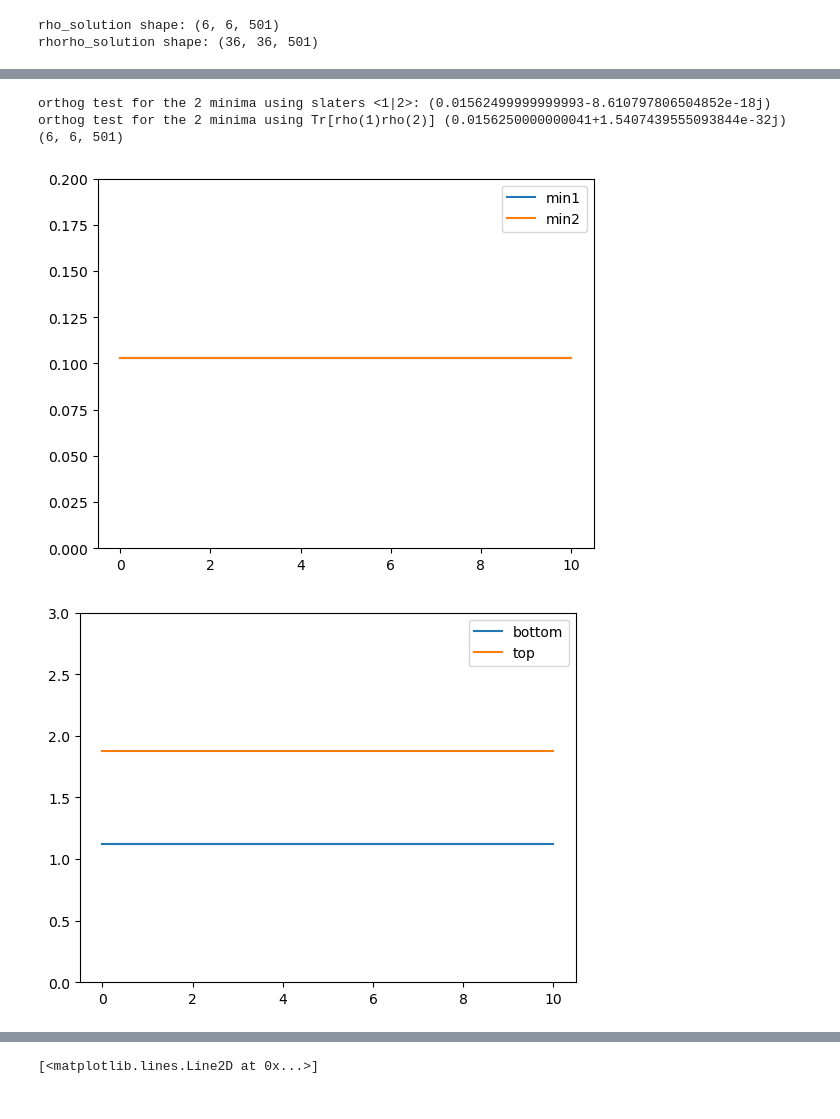
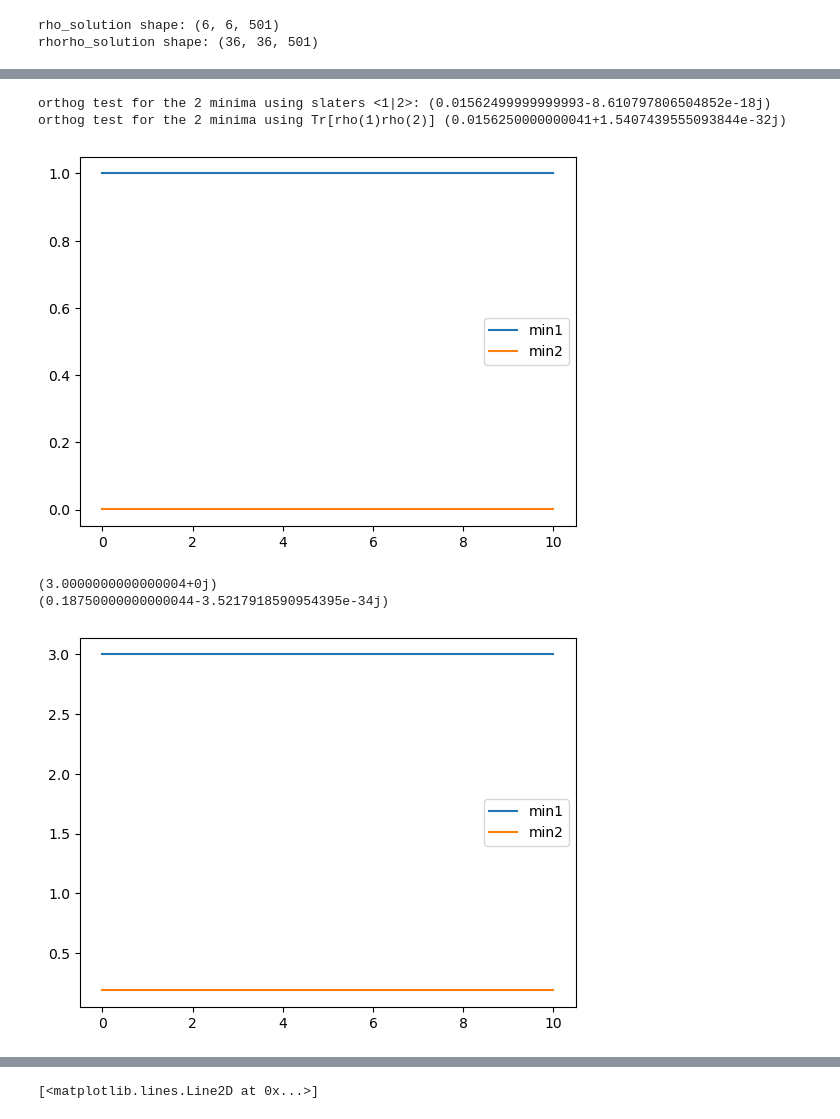
Before and after one commit to annabirke/Honours_entangle_magic, a Jupyter notebook: TDDM_Lipkin_6August.ipynb, the cells around one changed output, grey strips where cells are left out. Drawn from its saved outputs; the diff is of its cells as text; code cells hidden in the pictures.

```diff
--- a/TDDM_Lipkin_6August.ipynb
+++ b/TDDM_Lipkin_6August.ipynb
@@ -731,53 +777,6 @@ plt.show()
 """
 Check number of particles in the bottom
 """
-
-def Ndown(rho):
-    down = np.zeros((2*P,2*P),dtype=complex)
-    for i in range(P):
-        down[i,i] = 1
-    return np.trace(np.einsum("ijt,jk->ikt",rho,down), axis1=0,axis2=1)
-
-def Nup(rho):
-    up = np.zeros((2*P,2*P),dtype=complex)
-    for i in range(P,2*P):
-        up[i,i] = 1
-    return np.trace(np.einsum("ijt,jk->ikt",rho,up), axis1=0,axis2=1)
-
-def HFmin1(D):
-    assert D.shape == (2*P,2*P,2*P,2*P,2*P,2*P,len(soln_tdhf.t))
-    th = np.arccos(eps/V)
-    phi = 0
-    p1 = np.array([np.cos(th/2),0,0,np.exp(-1j*phi)*np.sin(th/2),0,0],dtype=complex)
-    p2 = np.array([0,np.cos(th/2),0,0,np.exp(-1j*phi)*np.sin(th/2),0],dtype=complex)
-    p3 = np.array([0,0,np.cos(th/2),0,0,np.exp(-1j*phi)*np.sin(th/2)],dtype=complex)
-    psiin = np.einsum('i,j,k->ijk',p1,p2,p3)
-    slat = 1/np.sqrt(6)*( psiin
-              -np.einsum('ijk->ikj',psiin)
-              -np.einsum('ijk->jik',psiin)
-              +np.einsum('ijk->jki',psiin)
-              +np.einsum('ijk->kij',psiin)
-              -np.einsum('ijk->kji',psiin)  )
-    ex = np.einsum('ijk,ijklmnt,lmn->t', slat.conj(), D, slat)
-    return ex
-
-def HFmin2(D):
-    assert D.shape == (2*P,2*P,2*P,2*P,2*P,2*P,len(soln_tdhf.t))
-    th = np.arccos(eps/V)
-    phi = np.pi
-    p1 = np.array([np.cos(th/2),0,0,np.exp(-1j*phi)*np.sin(th/2),0,0],dtype=complex)
-    p2 = np.array([0,np.cos(th/2),0,0,np.exp(-1j*phi)*np.sin(th/2),0],dtype=complex)
-    p3 = np.array([0,0,np.cos(th/2),0,0,np.exp(-1j*phi)*np.sin(th/2)],dtype=complex)
-    psiin = np.einsum('i,j,k->ijk',p1,p2,p3)
-    slat = 1/np.sqrt(6)*( psiin
-              -np.einsum('ijk->ikj',psiin)
-              -np.einsum('ijk->jik',psiin)
-              +np.einsum('ijk->jki',psiin)
-              +np.einsum('ijk->kij',psiin)
-              -np.einsum('ijk->kji',psiin)  )
-    ex = np.einsum('ijk,ijklmnt,lmn->t', slat.conj(), D, slat)
-    return ex
-
 def slat(th,phi):
     p1 = np.array([np.cos(th/2),0,0,np.exp(-1j*phi)*np.sin(th/2),0,0],dtype=complex)
     p2 = np.array([0,np.cos(th/2),0,0,np.exp(-1j*phi)*np.sin(th/2),0],dtype=complex)
@@ -802,36 +801,43 @@ def makerho(th,phi):
     return rho0
 # print('rhoshape',makerho(np.arccos(eps/V),0).shape)
 
 def makeD(th,phi):
     D = antisym_3_full( np.einsum('il,jm,kn->ijklmn',makerho(th,phi),makerho(th,phi),makerho(th,phi)) )
     # print('dshape',D.shape)
     D = D.reshape(8*P**3,8*P**3)
     # print('dshape2',D.shape)
     return D
 print('orthog test for the 2 minima using Tr[rho(1)rho(2)]', np.sqrt(np.trace(makeD(np.arccos(eps/V),0) @ makeD(np.arccos(eps/V),np.pi))))
 
 
 # print(rho_soln_tdhf.shape)
 D_tdhf = antisym_3_full_t( np.einsum('ilt,jmt,knt->ijklmnt',rho_soln_tdhf,rho_soln_tdhf,rho_soln_tdhf) )
 # print(D_tdhf.shape)
-plt.plot(soln_tdhf.t, HFmin1(D_tdhf),label='min1')
-plt.plot(soln_tdhf.t, HFmin2(D_tdhf),label='min2')
+plt.plot(soln_tdhf.t, HFstatD(D_tdhf,np.arccos(eps/V),0),label='min1')
+plt.plot(soln_tdhf.t, HFstatD(D_tdhf,np.arccos(eps/V),np.pi),label='min2')
 plt.legend()
-plt.ylim(0,0.2)
+# plt.ylim(0,0.2)
 plt.show()
 
+print(HFstat(rho_soln_tdhf,np.arccos(eps/V),0)[0])
+print(HFstat(rho_soln_tdhf,np.arccos(eps/V),np.pi)[0])
+plt.plot(soln_tdhf.t,HFstat(rho_soln_tdhf,np.arccos(eps/V),0),label='min1')
+plt.plot(soln_tdhf.t,HFstat(rho_soln_tdhf,np.arccos(eps/V),np.pi),label='min2')
+plt.legend()
+plt.show()
 
 plt.plot(soln_tdhf.t,Ndown(rho_soln_tdhf),label='bottom')
 plt.plot(soln_tdhf.t,Nup(rho_soln_tdhf),label='top')
 plt.ylim(0,3)
 plt.legend()
 plt.show()
 
 plt.plot(soln_tdhf.t,Ndown(rho_soln_tdhf)+Nup(rho_soln_tdhf))
 plt.show()
 # %% [output]
 orthog test for the 2 minima using slaters <1|2>: (0.01562499999999993-8.610797806504852e-18j)
 orthog test for the 2 minima using Tr[rho(1)rho(2)] (0.0156250000000041+1.5407439555093844e-32j)
-(6, 6, 501)
-[figure, old version]
+[figure, new version]
+(3.0000000000000004+0j)
+(0.18750000000000044-3.5217918590954395e-34j)
-[figure, old version]
+[figure, new version]
```
Also changed, not shown: parts of 11 cells of this notebook, 1 other file.
